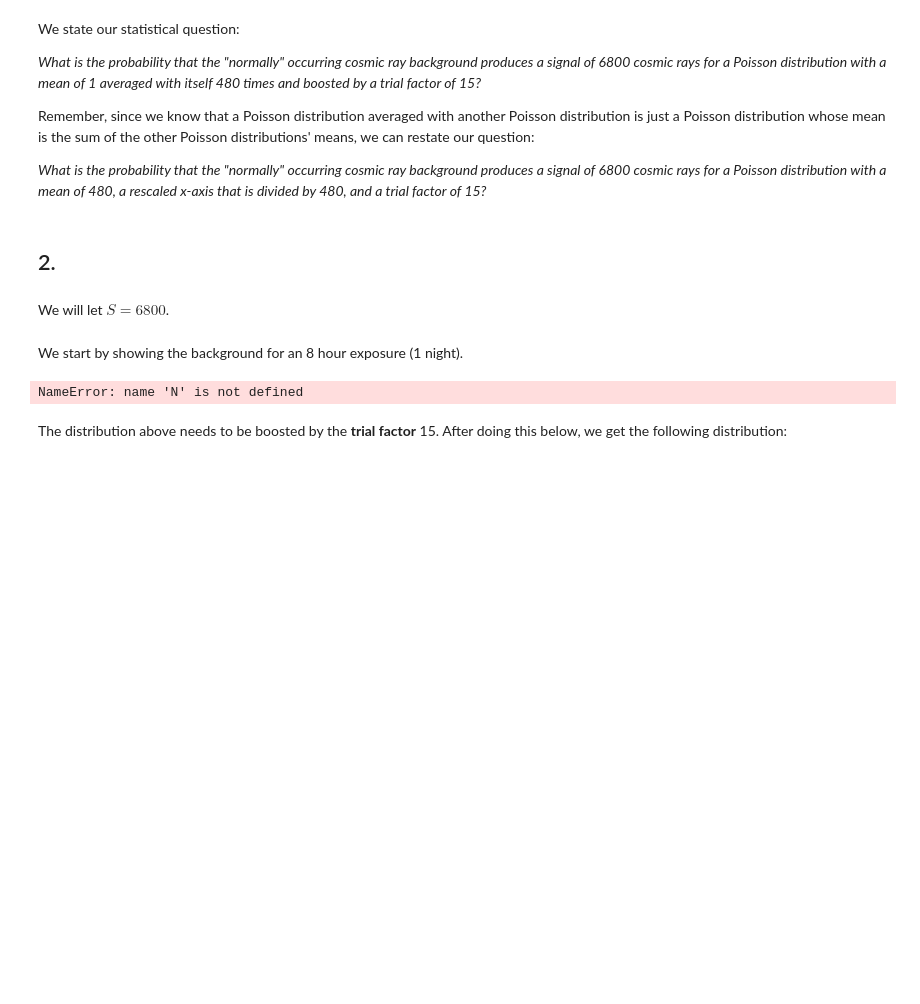
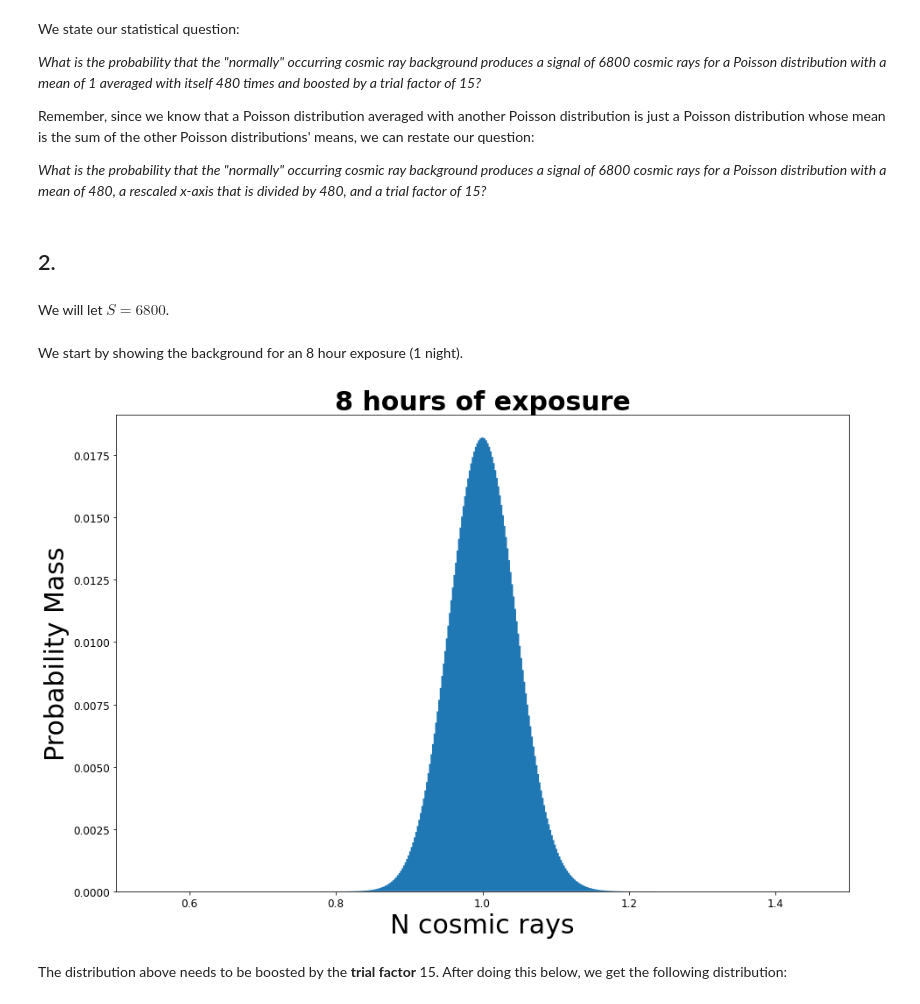
Before and after one commit to SOLHAUG13/Phys434_Autumn2021, a Jupyter notebook: Lab3/Lab3.ipynb, the cells around one changed output. Drawn from its saved outputs; the diff is of its cells as text; code cells hidden in the pictures; blank space fills up the shorter version.

```diff
--- a/Lab3/Lab3.ipynb
+++ b/Lab3/Lab3.ipynb
@@ -266,27 +266,28 @@ We will let $S = 6800$.
 # %% [markdown]
 We start by showing the background for an 8 hour exposure (1 night).
 # %%
-intInterval = 480
+N = 480
 trials = 15
 mu = 1
+resolution = 1
 
 background = stats.poisson(mu*N)
 
 xmin, xmax = (0, 1000)
 x = np.arange(xmin, xmax+1, resolution)
-cx = np.arange(xmin, xmax+1, resolution/intInterval)
-cxstairs = (np.arange(xmin, xmax+1+0.5*resolution/intInterval, resolution) - 0.5*resolution/intInterval)/intInterval
+cx = np.arange(xmin, xmax+1, resolution/N)
+cxstairs = (np.arange(xmin, xmax+1+0.5*resolution/N, resolution) - 0.5*resolution/N)/N
-# %% [output]
-NameError: name 'N' is not defined
 # %%
 fig, ax = plt.subplots(1, 1)
 plt.tick_params(labelsize = lsize/2)
-ax.stairs(poisson.pmf(x), cxstairs, fill=False)
+ax.stairs(background.pmf(x), cxstairs, fill=True)
 ax.set_xlim([0.5, 1.5])
 ax.set_xlabel('N cosmic rays', fontsize = fsize)
 ax.set_ylabel('Probability Mass', fontsize = fsize)
 ax.set_title('8 hours of exposure', fontsize = fsize, fontweight = 'bold')
 plt.show()
+# %% [output]
+[figure, added]
 # %% [markdown]
 The distribution above needs to be boosted by the **trial factor** 15. After doing this below, we get the following distribution:
 # %%
```
Also changed, not shown: parts of 10 cells of this notebook.
